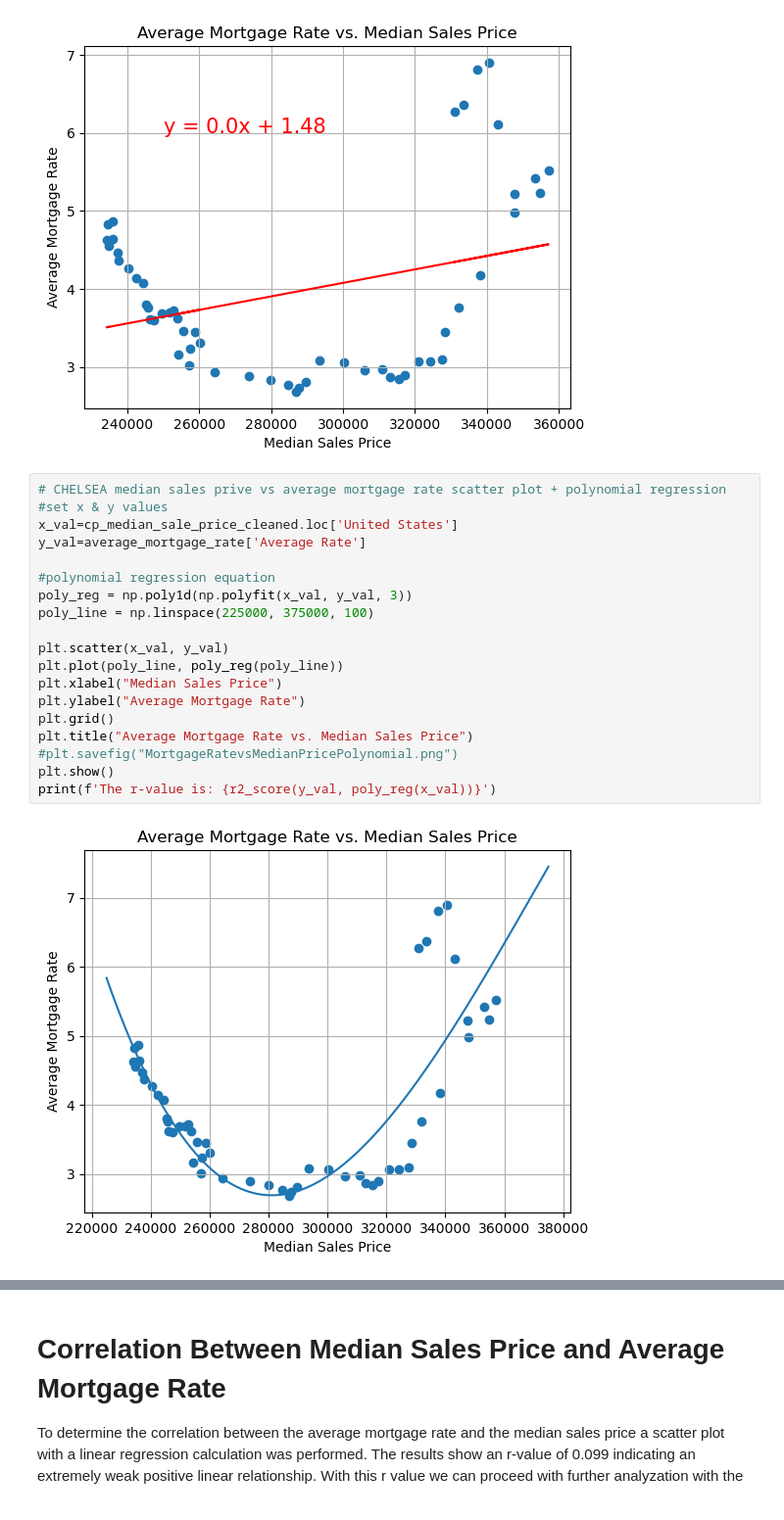
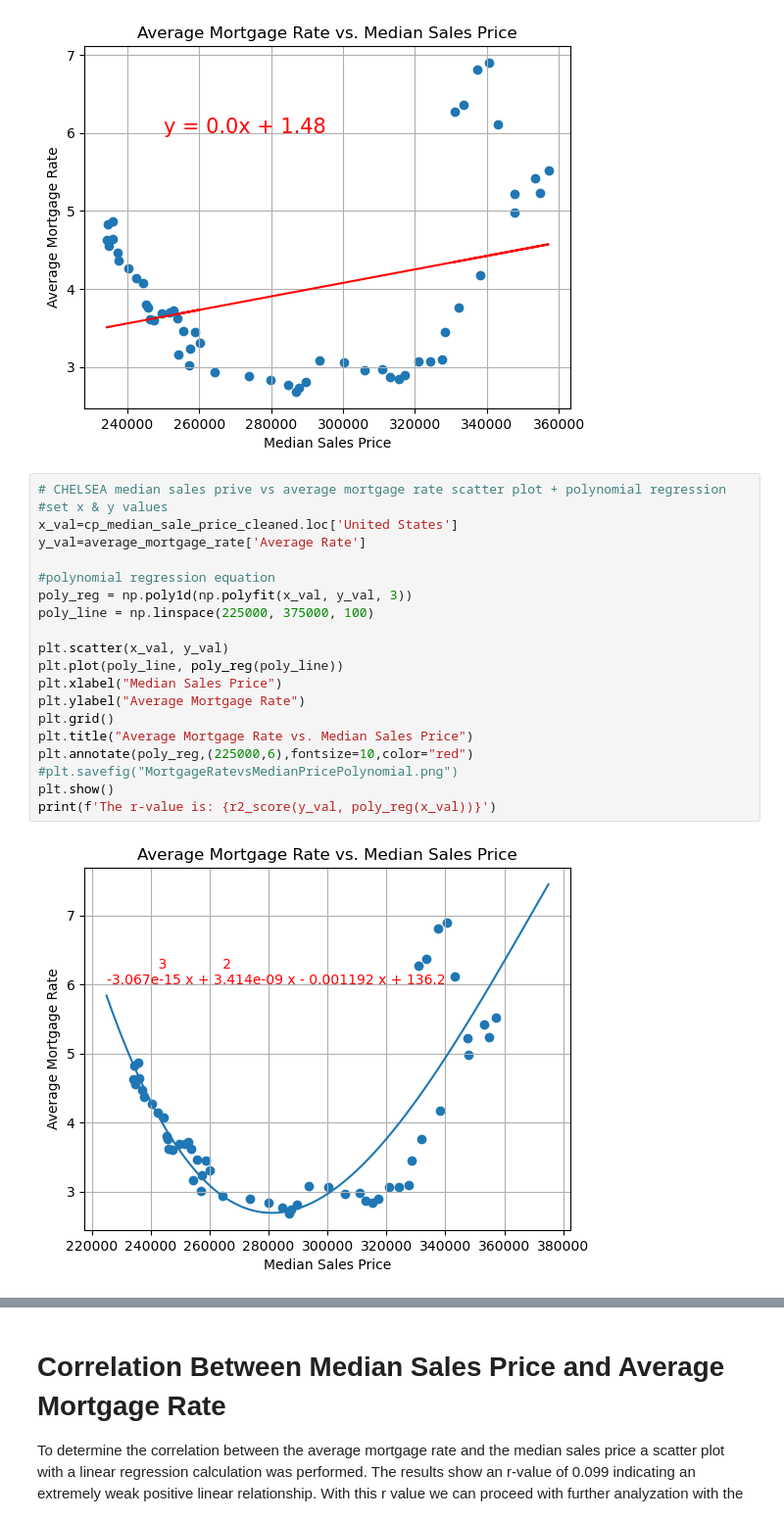
Before and after one commit to ceramicbull/Project-1-Repo, a Jupyter notebook: Group Project One Notebook.ipynb, the cells around one changed output, grey strips where cells are left out. Shown at 98% size. Drawn from its saved outputs; the diff is of its cells as text.

Commit message:
added annotated string to graph

```diff
--- a/Group Project One Notebook.ipynb
+++ b/Group Project One Notebook.ipynb
@@ -654,21 +654,22 @@ The r-value is:0.09995857775196289
 # %%
 # CHELSEA median sales prive vs average mortgage rate scatter plot + polynomial regression
 #set x & y values
 x_val=cp_median_sale_price_cleaned.loc['United States']
 y_val=average_mortgage_rate['Average Rate']
 
 #polynomial regression equation
 poly_reg = np.poly1d(np.polyfit(x_val, y_val, 3))
 poly_line = np.linspace(225000, 375000, 100)
 
 plt.scatter(x_val, y_val)
 plt.plot(poly_line, poly_reg(poly_line))
 plt.xlabel("Median Sales Price")
 plt.ylabel("Average Mortgage Rate")
 plt.grid()
 plt.title("Average Mortgage Rate vs. Median Sales Price")
+plt.annotate(poly_reg,(225000,6),fontsize=10,color="red")
 #plt.savefig("MortgageRatevsMedianPricePolynomial.png")
 plt.show()
 print(f'The r-value is: {r2_score(y_val, poly_reg(x_val))}')
 # %% [output]
-[figure, old version]
+[figure, new version]
```
Also changed, not shown: parts of 1 cell of this notebook.
